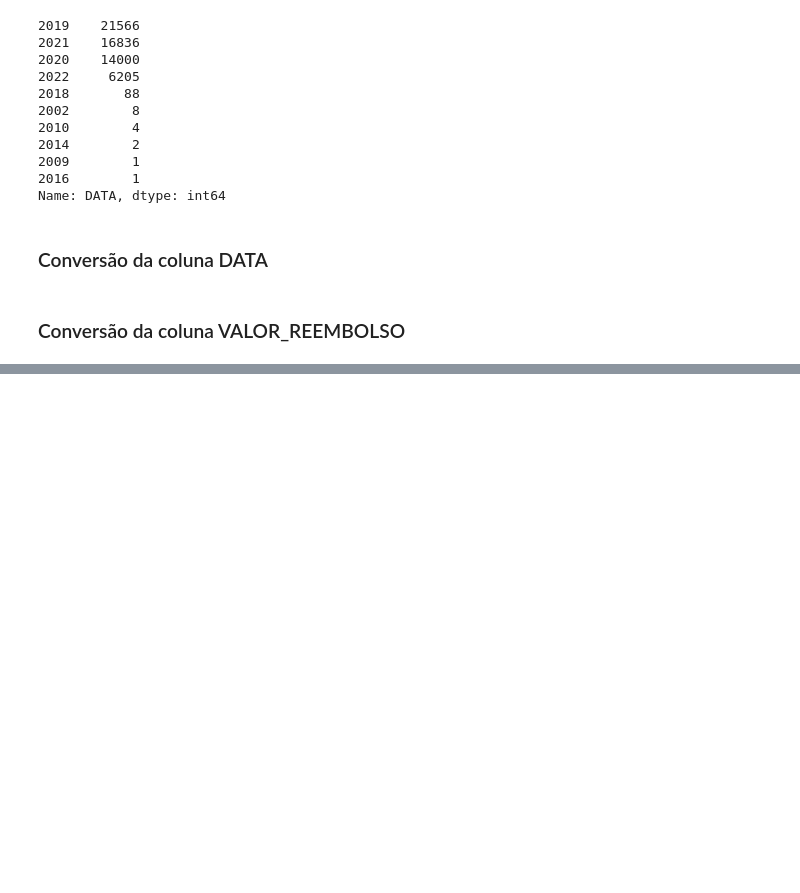
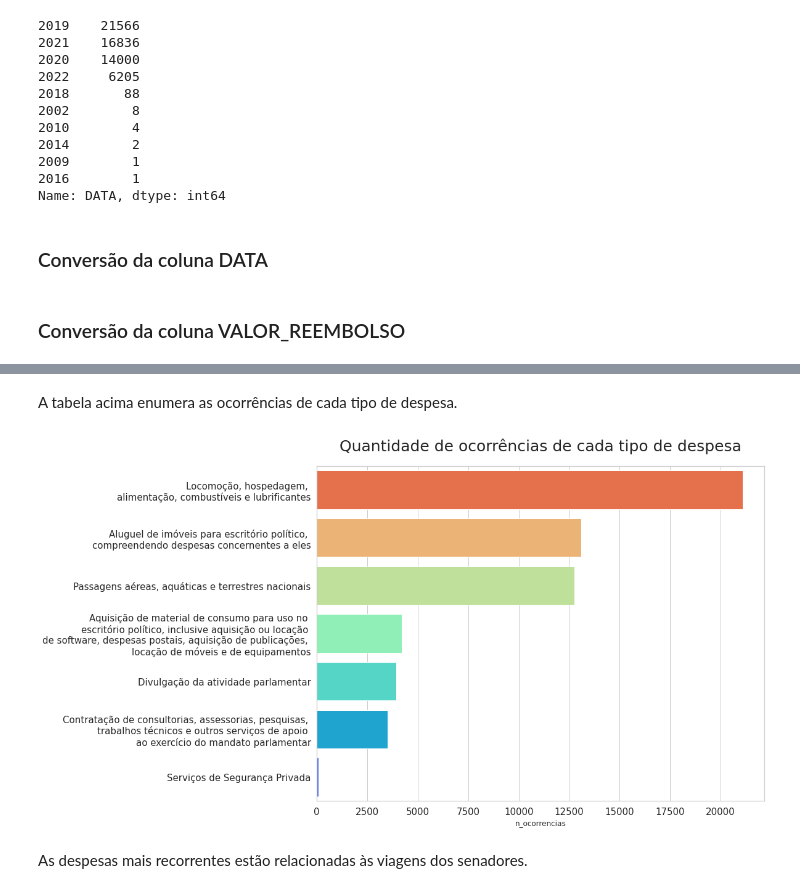
Before and after one commit to Tathy/Pesquisa-reembolsos-CEAPS, a Jupyter notebook: Pesquisa_sobre_dados_do_CEAPS.ipynb, the cells around one changed output, grey strips where cells are left out. Saved outputs shown, nothing was run; the diff lists cells and outputs as text; code cells hidden in the pictures; blank space fills up the shorter version.

Commit message:
Ańálise sobre as despesas mais recorrentes

```diff
--- a/Pesquisa_sobre_dados_do_CEAPS.ipynb
+++ b/Pesquisa_sobre_dados_do_CEAPS.ipynb
@@ -263,0 +257,3 @@ memory usage: 5.4+ MB
+# %%
+recorrencia_despesas = dados_ceaps["TIPO_DESPESA"].value_counts()
+recorrencia_despesas
@@ -263,0 +271,4 @@ memory usage: 5.4+ MB
+# %%
+recorrencia_despesas = pd.DataFrame(data = [recorrencia_despesas.index, recorrencia_despesas.values])
+recorrencia_despesas = recorrencia_despesas.T.rename(columns = {0:'tipo_despesa', 1:'n_ocorrencias'})
+recorrencia_despesas
@@ -263,0 +284,2 @@ memory usage: 5.4+ MB
+# %% [markdown]
+A tabela acima enumera as ocorrências de cada tipo de despesa.
@@ -263,0 +290,25 @@ memory usage: 5.4+ MB
+# %%
+plt.figure(figsize = (13,10))
+sns.set_theme(style="whitegrid")
+
+ax = sns.barplot(data = recorrencia_despesas, x = 'n_ocorrencias', y = 'tipo_despesa', palette = 'rainbow_r')
+
+labels = ['Locomoção, hospedagem, \nalimentação, combustíveis e lubrificantes',
+          'Aluguel de imóveis para escritório político, \ncompreendendo despesas concernentes a eles',
+          'Passagens aéreas, aquáticas e terrestres nacionais',
+          'Aquisição de material de consumo para uso no \nescritório político, inclusive aquisição ou locação \nde software, despesas postais, aquisição de publicações, \nlocação de móveis e de equipamentos',
+          'Divulgação da atividade parlamentar',
+          'Contratação de consultorias, assessorias, pesquisas, \ntrabalhos técnicos e outros serviços de apoio \nao exercício do mandato parlamentar',
+          'Serviços de Segurança Privada']
+ax.set_yticklabels(labels)
+
+ax.set_title("Quantidade de ocorrências de cada tipo de despesa", fontsize = 25, pad = 25, loc = 'center')
+ax.tick_params(axis = 'y', labelsize = 15)
+ax.tick_params(axis = 'x', labelsize = 15)
+plt.ylabel("")
+
+plt.show()
+# %% [output]
+[figure, added]
+# %% [markdown]
+As despesas mais recorrentes estão relacionadas às viagens dos senadores.
```
Also changed, not shown: parts of 10 cells of this notebook.
